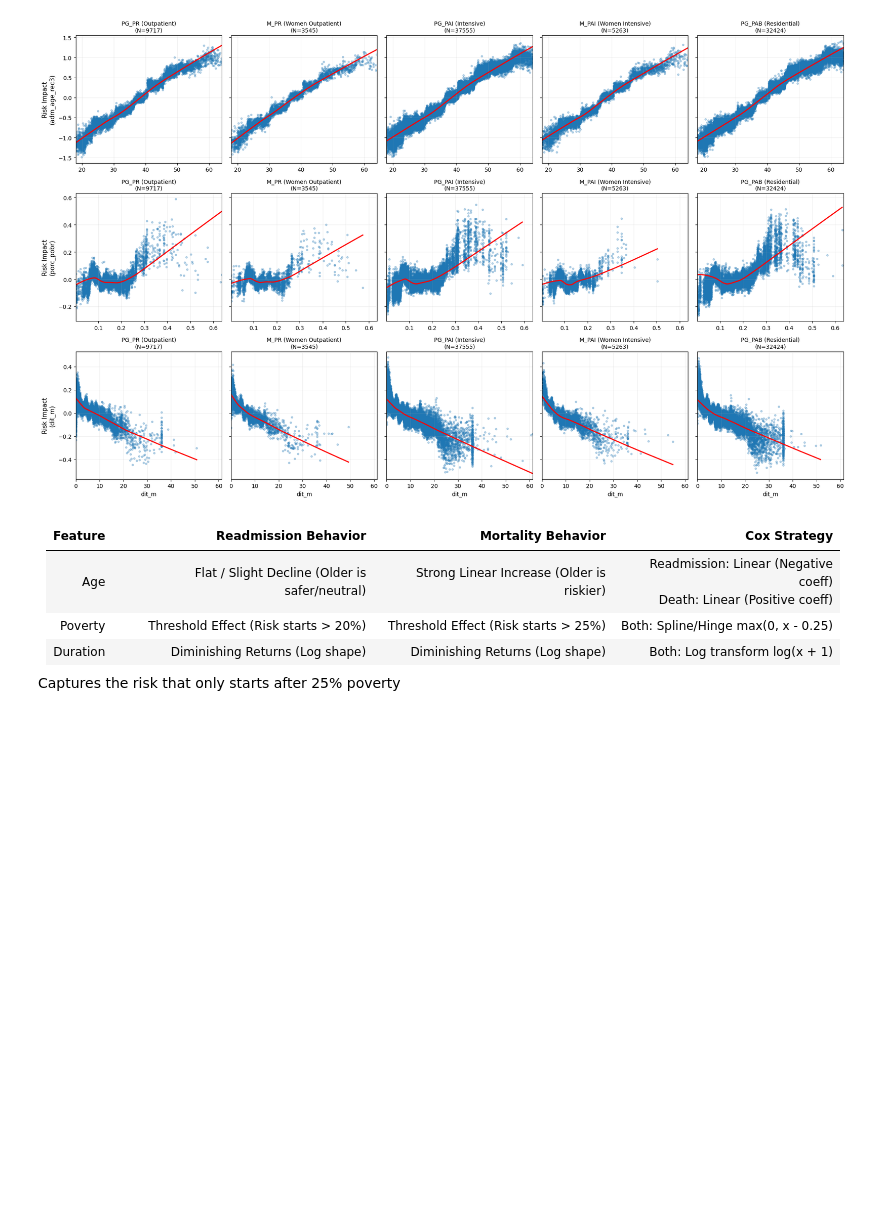
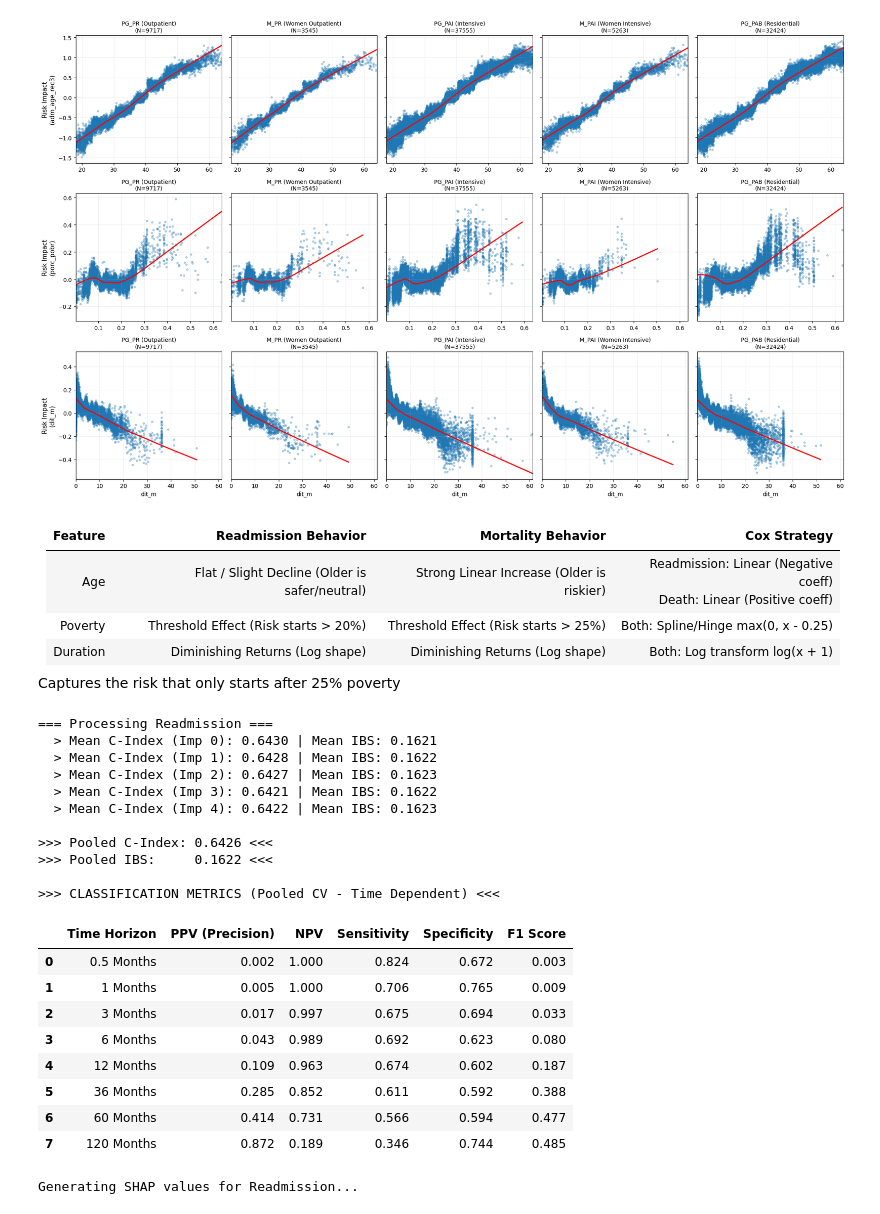
Before and after one commit to FONDECYTACC/cons2025, a Jupyter notebook: perf_by_strata_jan_ML_26.ipynb, the cells around one changed output. Cells and saved outputs as stored; diff of their text form; code cells hidden in the pictures; blank space fills up the shorter version.

```diff
--- a/perf_by_strata_jan_ML_26.ipynb
+++ b/perf_by_strata_jan_ML_26.ipynb
@@ -1110,0 +1347,29 @@ Captures the risk that only starts after 25% poverty
+# %%
+model_readm_obj, X_readm, shap_readm2, table_readm = evaluate_survival_xgboost_extended(
+    imputations_list_jan26,
+    y_surv_readm_list_corrected,
+    target_name="Readmission",
+    time_horizons=[.5, 1, 3, 6, 12, 36, 60, 120]
+)
+# %% [output]
+=== Processing Readmission ===
+  > Mean C-Index (Imp 0): 0.6430 | Mean IBS: 0.1621
+  > Mean C-Index (Imp 1): 0.6428 | Mean IBS: 0.1622
+  > Mean C-Index (Imp 2): 0.6427 | Mean IBS: 0.1623
+  > Mean C-Index (Imp 3): 0.6421 | Mean IBS: 0.1622
+  > Mean C-Index (Imp 4): 0.6422 | Mean IBS: 0.1623
+
+>>> Pooled C-Index: 0.6426 <<<
+>>> Pooled IBS:     0.1622 <<<
+
+>>> CLASSIFICATION METRICS (Pooled CV - Time Dependent) <<<
+|  | Time Horizon | PPV (Precision) | NPV | Sensitivity | Specificity | F1 Score |
+| 0 | 0.5 Months | 0.002 | 1.000 | 0.824 | 0.672 | 0.003 |
+| 1 | 1 Months | 0.005 | 1.000 | 0.706 | 0.765 | 0.009 |
+| 2 | 3 Months | 0.017 | 0.997 | 0.675 | 0.694 | 0.033 |
+| 3 | 6 Months | 0.043 | 0.989 | 0.692 | 0.623 | 0.080 |
+| 4 | 12 Months | 0.109 | 0.963 | 0.674 | 0.602 | 0.187 |
+| 5 | 36 Months | 0.285 | 0.852 | 0.611 | 0.592 | 0.388 |
+| 6 | 60 Months | 0.414 | 0.731 | 0.566 | 0.594 | 0.477 |
+| 7 | 120 Months | 0.872 | 0.189 | 0.346 | 0.744 | 0.485 |
+Generating SHAP values for Readmission...
```
Also changed, not shown: parts of 6 cells of this notebook.
